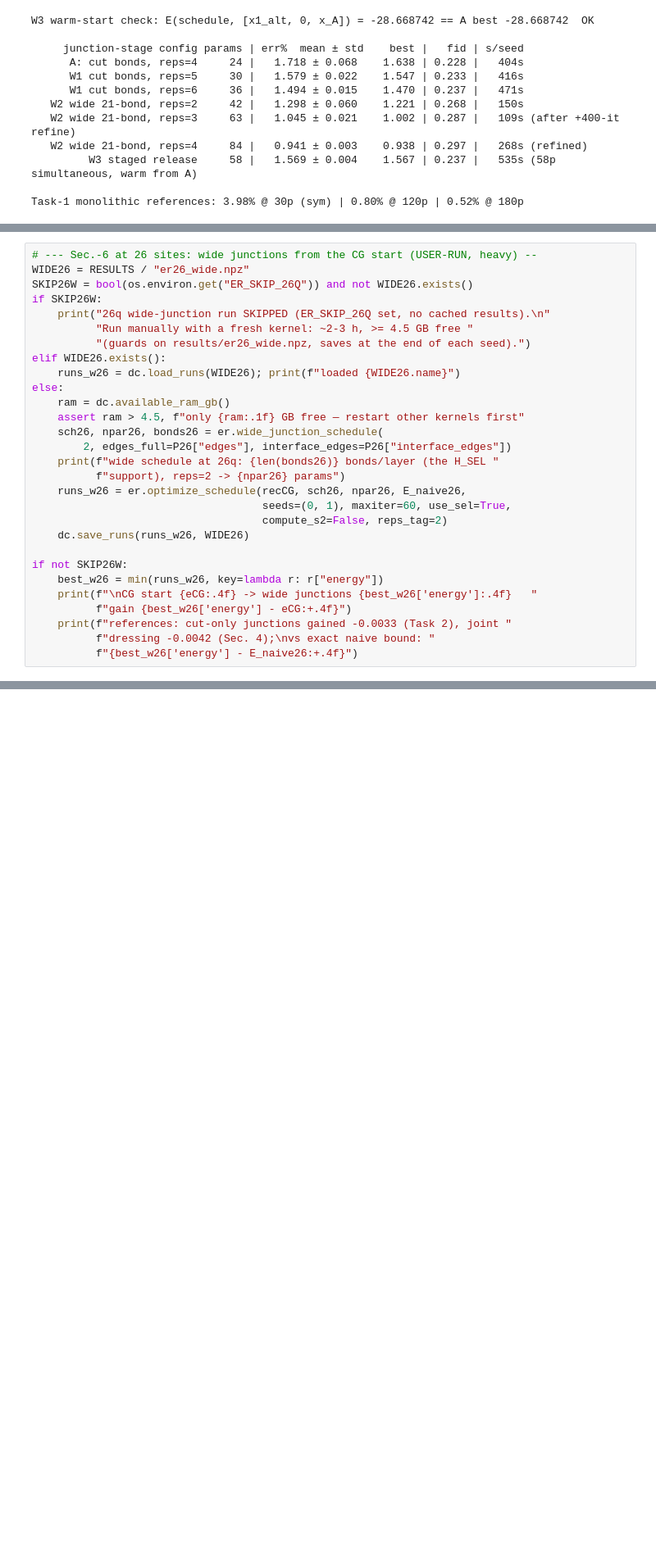
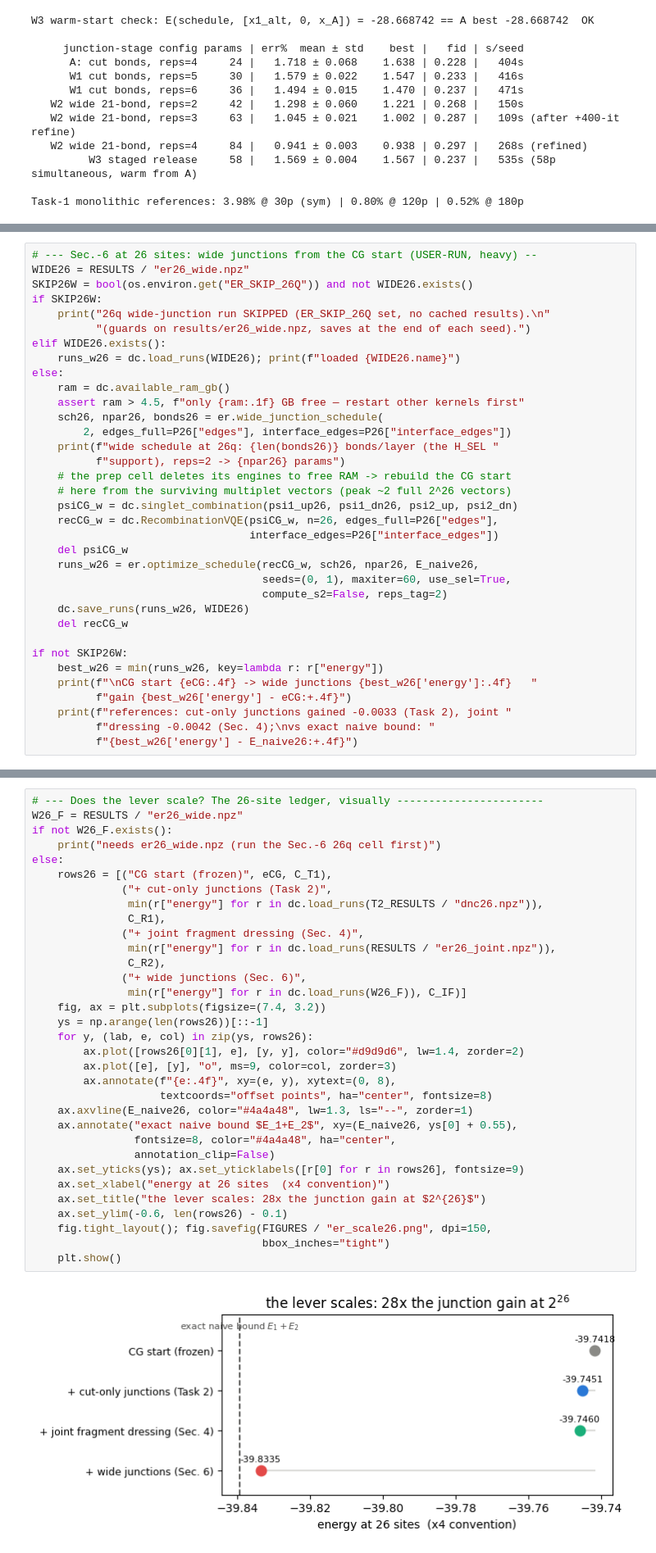
Before and after one commit to Julianaros/Kagome-DnC-VQE, a Jupyter notebook: 3_Task/ER_VQE_Kagome.ipynb, the cells around one changed output, grey strips where cells are left out. Shown at 82% size. Saved outputs shown, nothing was run; the diff lists cells and outputs as text; blank space fills up the shorter version.

```diff
--- a/3_Task/ER_VQE_Kagome.ipynb
+++ b/3_Task/ER_VQE_Kagome.ipynb
@@ -1237,7 +1330,6 @@ WIDE26 = RESULTS / "er26_wide.npz"
 SKIP26W = bool(os.environ.get("ER_SKIP_26Q")) and not WIDE26.exists()
 if SKIP26W:
     print("26q wide-junction run SKIPPED (ER_SKIP_26Q set, no cached results).\n"
-          "Run manually with a fresh kernel: ~2-3 h, >= 4.5 GB free "
           "(guards on results/er26_wide.npz, saves at the end of each seed).")
 elif WIDE26.exists():
     runs_w26 = dc.load_runs(WIDE26); print(f"loaded {WIDE26.name}")
@@ -1248,10 +1340,17 @@ else:
         2, edges_full=P26["edges"], interface_edges=P26["interface_edges"])
     print(f"wide schedule at 26q: {len(bonds26)} bonds/layer (the H_SEL "
           f"support), reps=2 -> {npar26} params")
-    runs_w26 = er.optimize_schedule(recCG, sch26, npar26, E_naive26,
+    # the prep cell deletes its engines to free RAM -> rebuild the CG start
+    # here from the surviving multiplet vectors (peak ~2 full 2^26 vectors)
+    psiCG_w = dc.singlet_combination(psi1_up26, psi1_dn26, psi2_up, psi2_dn)
+    recCG_w = dc.RecombinationVQE(psiCG_w, n=26, edges_full=P26["edges"],
+                                  interface_edges=P26["interface_edges"])
+    del psiCG_w
+    runs_w26 = er.optimize_schedule(recCG_w, sch26, npar26, E_naive26,
                                     seeds=(0, 1), maxiter=60, use_sel=True,
                                     compute_s2=False, reps_tag=2)
     dc.save_runs(runs_w26, WIDE26)
+    del recCG_w
 
 if not SKIP26W:
     best_w26 = min(runs_w26, key=lambda r: r["energy"])
@@ -1265,0 +1406,35 @@ Run manually with a fresh kernel: ~2-3 h, >= 4.5 GB free (guards on results/er26
+# %%
+# --- Does the lever scale? The 26-site ledger, visually -----------------------
+W26_F = RESULTS / "er26_wide.npz"
+if not W26_F.exists():
+    print("needs er26_wide.npz (run the Sec.-6 26q cell first)")
+else:
+    rows26 = [("CG start (frozen)", eCG, C_T1),
+              ("+ cut-only junctions (Task 2)",
+               min(r["energy"] for r in dc.load_runs(T2_RESULTS / "dnc26.npz")),
+               C_R1),
+              ("+ joint fragment dressing (Sec. 4)",
+               min(r["energy"] for r in dc.load_runs(RESULTS / "er26_joint.npz")),
+               C_R2),
+              ("+ wide junctions (Sec. 6)",
+               min(r["energy"] for r in dc.load_runs(W26_F)), C_IF)]
+    fig, ax = plt.subplots(figsize=(7.4, 3.2))
+    ys = np.arange(len(rows26))[::-1]
+    for y, (lab, e, col) in zip(ys, rows26):
+        ax.plot([rows26[0][1], e], [y, y], color="#d9d9d6", lw=1.4, zorder=2)
+        ax.plot([e], [y], "o", ms=9, color=col, zorder=3)
+        ax.annotate(f"{e:.4f}", xy=(e, y), xytext=(0, 8),
+                    textcoords="offset points", ha="center", fontsize=8)
+    ax.axvline(E_naive26, color="#4a4a48", lw=1.3, ls="--", zorder=1)
+    ax.annotate("exact naive bound $E_1+E_2$", xy=(E_naive26, ys[0] + 0.55),
+                fontsize=8, color="#4a4a48", ha="center",
+                annotation_clip=False)
+    ax.set_yticks(ys); ax.set_yticklabels([r[0] for r in rows26], fontsize=9)
+    ax.set_xlabel("energy at 26 sites  (x4 convention)")
+    ax.set_title("the lever scales: 28x the junction gain at $2^{26}$")
+    ax.set_ylim(-0.6, len(rows26) - 0.1)
+    fig.tight_layout(); fig.savefig(FIGURES / "er_scale26.png", dpi=150,
+                                    bbox_inches="tight")
+    plt.show()
+# %% [output]
+[figure, added]
```
Also changed, not shown: parts of 6 cells of this notebook, 7 other files.
